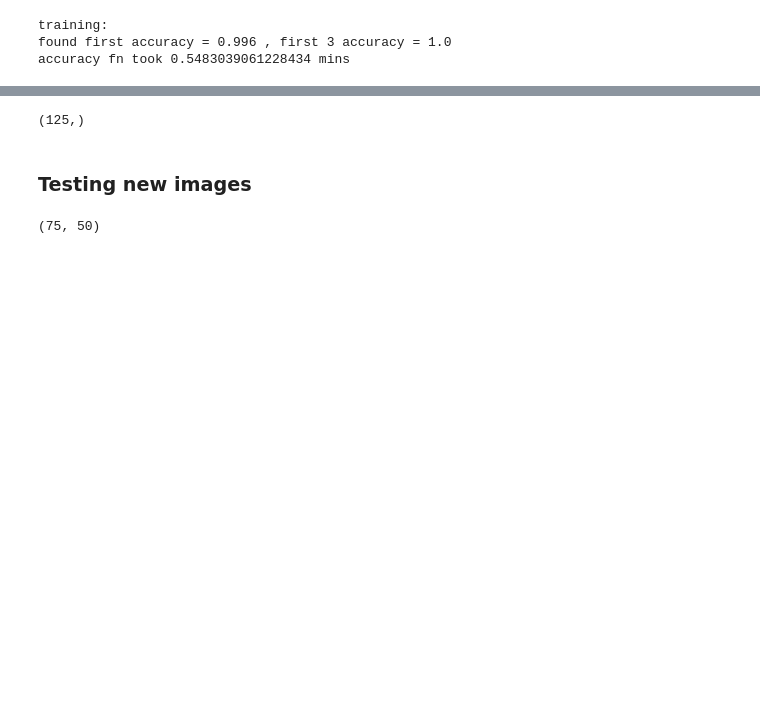
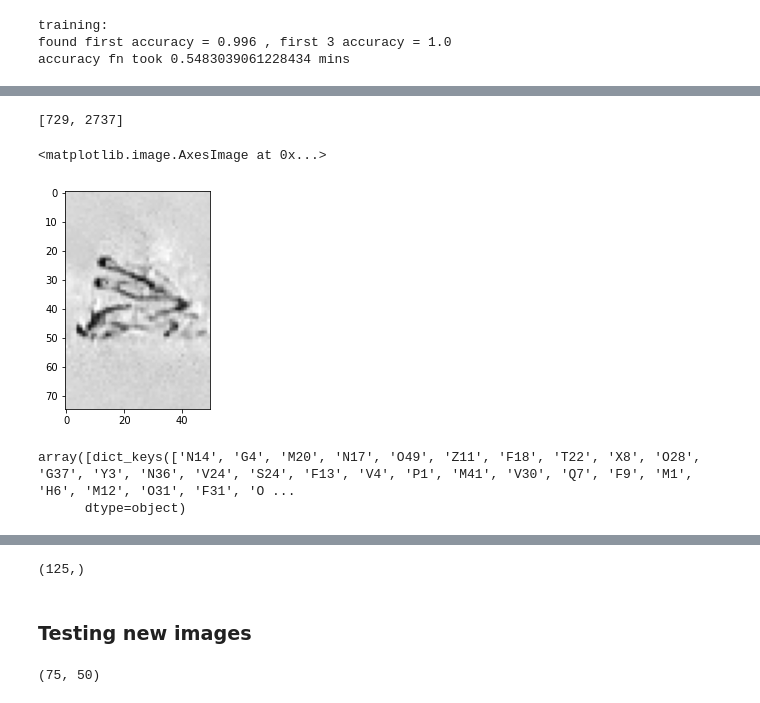
Before and after one commit to AsmaaSobhyy/Hieroglyph-classifier, a Jupyter notebook: oneshot_learning.ipynb, the cells around one changed output, grey strips where cells are left out. Cells and saved outputs as stored; diff of their text form; code cells hidden in the pictures; blank space fills up the shorter version.

```diff
--- a/oneshot_learning.ipynb
+++ b/oneshot_learning.ipynb
@@ -879,3 +877,18 @@ accuracy fn took 2.0673663139343263 mins
+# %%
+sizes['M40']
+# %% [output]
+[729, 2737]
+# %%
+sizes_val['M40']
+plt.imshow(X[1114],cmap='gray')
+# %% [output]
+<matplotlib.image.AxesImage at 0x...>
+[figure, added]
+# %%
+np.array(less_represented.keys()).flatten()
+# %% [output]
+array([dict_keys(['N14', 'G4', 'M20', 'N17', 'O49', 'Z11', 'F18', 'T22', 'X8', 'O28', 'G37', 'Y3', 'N36', 'V24', 'S24', 'F13', 'V4', 'P1', 'M41', 'V30', 'Q7', 'F9', 'M1', 'H6', 'M12', 'O31', 'F31', 'O ...
+      dtype=object)
 # %%
 # confusion_matrix = pd.crosstab(index=y_true, columns=y_pred, rownames=['True'], colnames=['predictions']).astype(int)
 # sns.heatmap(confusion_matrix, annot=True, fmt='.2f', cmap="YlGnBu").set_title('Confusion Matrix')
```
Also changed, not shown: parts of 10 cells of this notebook.
